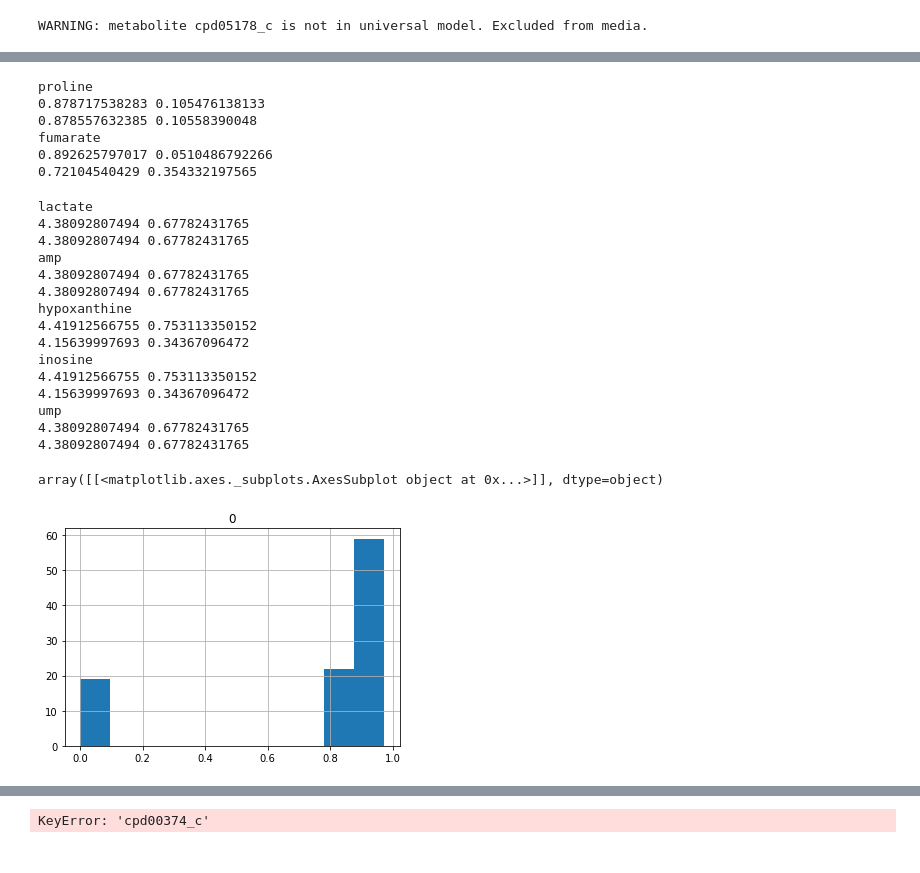
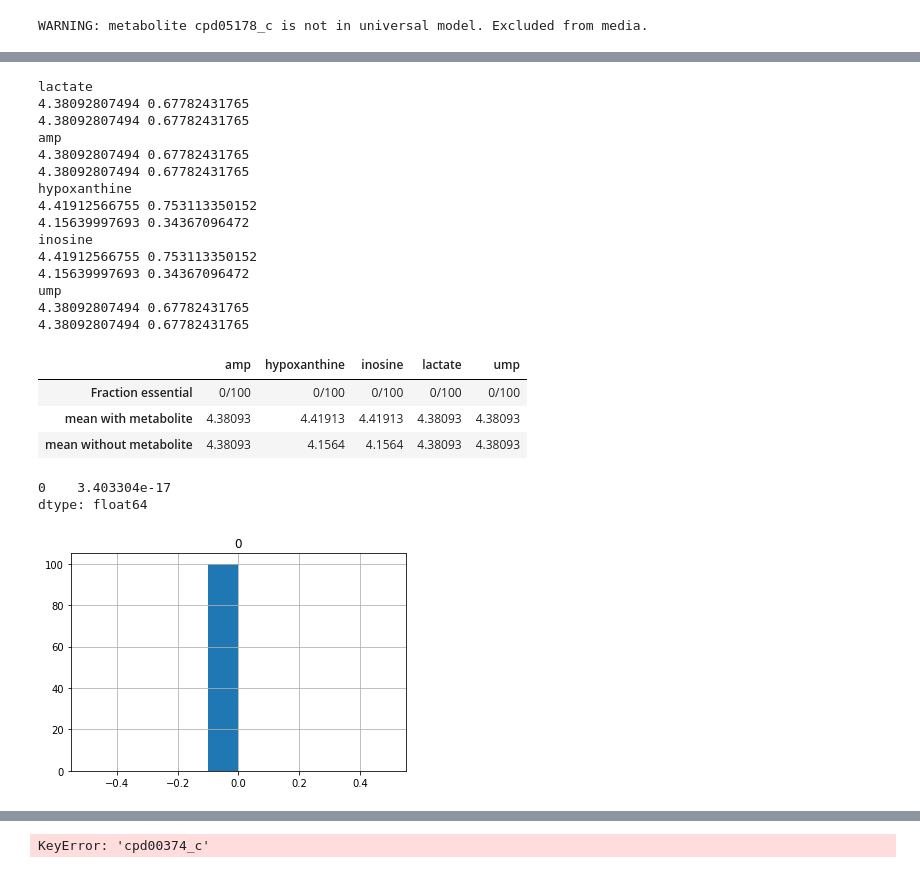
Before and after one commit to gregmedlock/asf_interactions, a Jupyter notebook: bin/test_crossfed.ipynb, the cells around one changed output, grey strips where cells are left out. Cells and saved outputs as stored; diff of their text form; code cells hidden in the pictures.

```diff
--- a/bin/test_crossfed.ipynb
+++ b/bin/test_crossfed.ipynb
@@ -57,7 +57,7 @@ for species in ensemble_dict.keys():
 # supplment media with putative cross-fed metabolites to see if it improves growth
 # For 356, supplement valine, choline, isoleucine, proline, formate, and alanine
 mets_356 = {'valine':'cpd00156','choline':'cpd00098','isoleucine':'cpd00322',\
-            'proline':'cpd00129','formate':'cpd00047','alanine':'cpd00035'}
+            'proline':'cpd00129','formate':'cpd00047','alanine':'cpd00035','tyramine':'cpd00374'}
 # Glutamate and adenine were not consumed by 356 in monoculture, but were produced by 519 and
 # less abundant than anticipated in coculture
 # for 361, supplement Proline, Fumarate, UMP, Hypoxanthine, Lactate, and AMP
@@ -156,44 +197,43 @@ choline
 # %%
-for met in supplemented_361.keys():
+table_519 = {}
+for met in supplemented_519.keys():
     print(met)
-    print(pd.DataFrame.from_dict(supplemented_361[met],orient='index').mean()[0],\
-          pd.DataFrame.from_dict(supplemented_361[met],orient='index').std()[0])
+    table_519[met] = {}
+    table_519[met]['mean with metabolite'] = pd.DataFrame.from_dict(supplemented_519[met],orient='index').mean()[0]
+    table_519[met]['mean without metabolite'] = pd.DataFrame.from_dict(not_supplemented_519[met],orient='index').mean()[0]
+    table_519[met]['Fraction essential'] = str((pd.DataFrame.from_dict(not_supplemented_519[met],orient='index') < 0.00001).sum()[0])+'/100'
+    print(pd.DataFrame.from_dict(supplemented_519[met],orient='index').mean()[0],\
+          pd.DataFrame.from_dict(supplemented_519[met],orient='index').std()[0])
 
-    print(pd.DataFrame.from_dict(not_supplemented_361[met],orient='index').mean()[0],\
-         pd.DataFrame.from_dict(not_supplemented_361[met],orient='index').std()[0])
+    print(pd.DataFrame.from_dict(not_supplemented_519[met],orient='index').mean()[0],\
+         pd.DataFrame.from_dict(not_supplemented_519[met],orient='index').std()[0])
 # %% [output]
-proline
-0.878717538283 0.105476138133
-0.878557632385 0.10558390048
-fumarate
-0.892625797017 0.0510486792266
-0.72104540429 0.354332197565
+lactate
+4.38092807494 0.67782431765
+4.38092807494 0.67782431765
+amp
+4.38092807494 0.67782431765
+4.38092807494 0.67782431765
+hypoxanthine
+4.41912566755 0.753113350152
+4.15639997693 0.34367096472
+inosine
+4.41912566755 0.753113350152
+4.15639997693 0.34367096472
+ump
+4.38092807494 0.67782431765
+4.38092807494 0.67782431765
-# %%
-for met in supplemented_519.keys():
-    print(met)
-    print(pd.DataFrame.from_dict(supplemented_519[met],orient='index').mean()[0],\
-          pd.DataFrame.from_dict(supplemented_519[met],orient='index').std()[0])
-
-    print(pd.DataFrame.from_dict(not_supplemented_519[met],orient='index').mean()[0],\
-         pd.DataFrame.from_dict(not_supplemented_519[met],orient='index').std()[0])
-# %% [output]
-lactate
-4.38092807494 0.67782431765
-4.38092807494 0.67782431765
-amp
-4.38092807494 0.67782431765
-4.38092807494 0.67782431765
-hypoxanthine
-4.41912566755 0.753113350152
-4.15639997693 0.34367096472
-inosine
-4.41912566755 0.753113350152
-4.15639997693 0.34367096472
-ump
-4.38092807494 0.67782431765
-4.38092807494 0.67782431765
+# %%
+pd.DataFrame(table_519)
+# %% [output]
+|  | amp | hypoxanthine | inosine | lactate | ump |
+| Fraction essential | 0/100 | 0/100 | 0/100 | 0/100 | 0/100 |
+| mean with metabolite | 4.38093 | 4.41913 | 4.41913 | 4.38093 | 4.38093 |
+| mean without metabolite | 4.38093 | 4.1564 | 4.1564 | 4.38093 | 4.38093 |
 # %%
-pd.DataFrame.from_dict(not_supplemented_361['fumarate'],orient='index').hist()
+pd.DataFrame.from_dict(not_supplemented_356['valine'],orient='index').hist()
+pd.DataFrame.from_dict(not_supplemented_356['valine'],orient='index').max()
 # %% [output]
-array([[<matplotlib.axes._subplots.AxesSubplot object at 0x...>]], dtype=object)
+0    3.403304e-17
+dtype: float64
-[figure, old version]
+[figure, new version]
```
Also changed, not shown: parts of 7 cells of this notebook, 1 other file.
